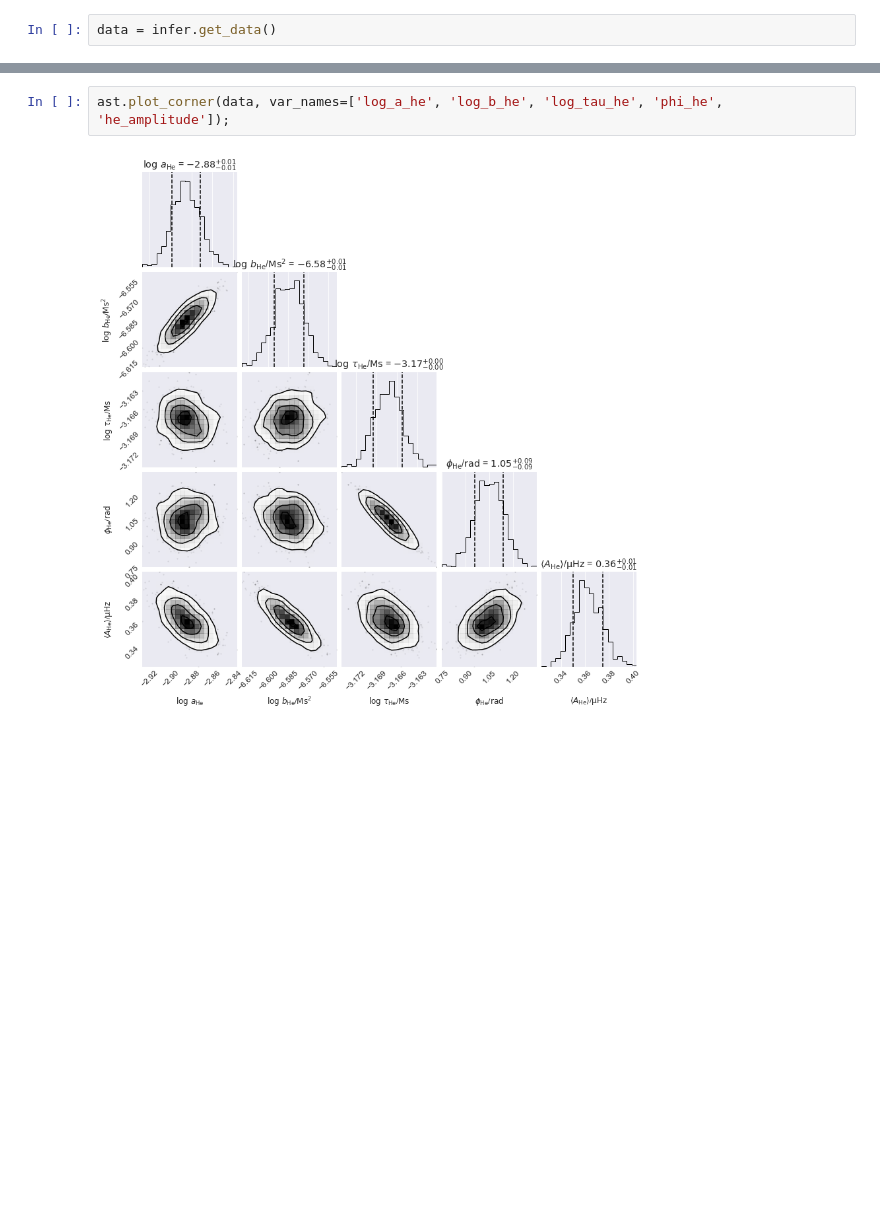
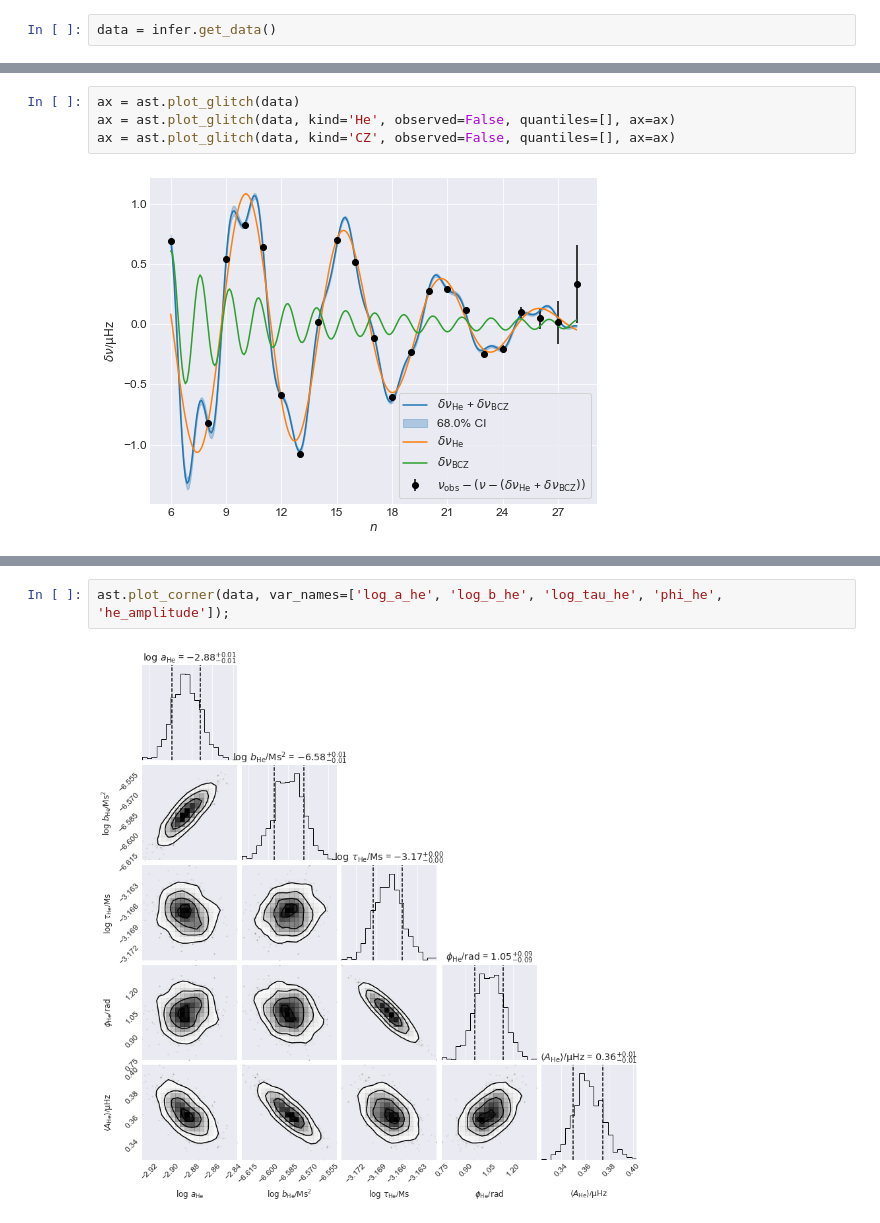
Before and after one commit to alexlyttle/asterion, a Jupyter notebook: examples/Sun.ipynb, the cells around one changed output, grey strips where cells are left out. Drawn from its saved outputs; the diff is of its cells as text; blank space fills up the shorter version.

Commit message:
Rerun examples with new plots

```diff
--- a/examples/Sun.ipynb
+++ b/examples/Sun.ipynb
@@ -75,3 +75,9 @@ ast.plot_glitch(data);
+# %%
+ax = ast.plot_glitch(data)
+ax = ast.plot_glitch(data, kind='He', observed=False, quantiles=[], ax=ax)
+ax = ast.plot_glitch(data, kind='CZ', observed=False, quantiles=[], ax=ax)
+# %% [output]
+[figure, added]
 # %%
 ast.plot_glitch(data, kind='He');
 # %% [output]
```
Also changed, not shown: parts of 12 cells of this notebook, 3 other files.
